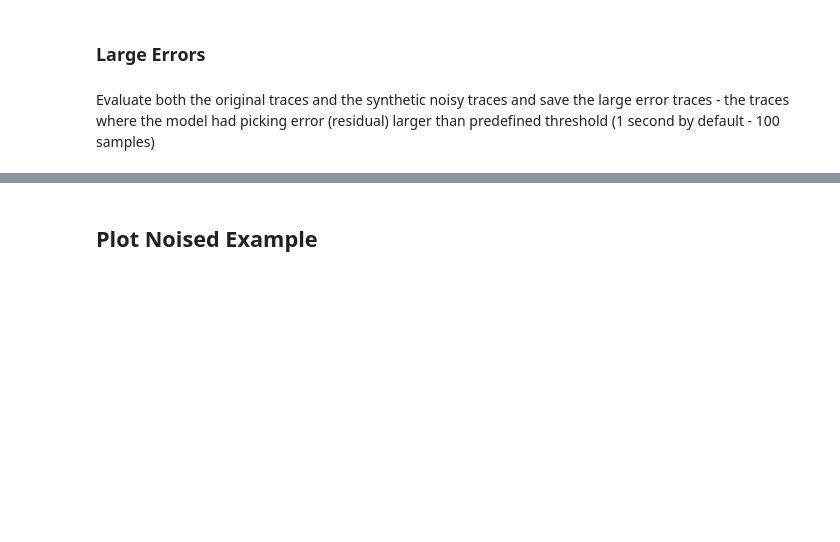
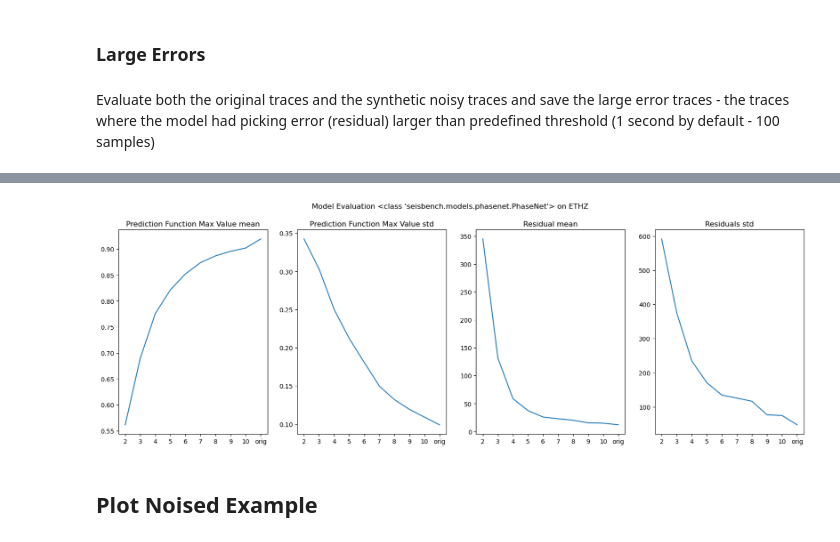
Before and after one commit to moshebeutel/summer_2022_Seismology, a Jupyter notebook: notebooks/model_evaluation.ipynb, the cells around one changed output, grey strips where cells are left out. Drawn from its saved outputs; the diff is of its cells as text; code cells hidden in the pictures; blank space fills up the shorter version.

```diff
--- a/notebooks/model_evaluation.ipynb
+++ b/notebooks/model_evaluation.ipynb
@@ -291,3 +340,34 @@ ax_trimmed.hlines(y=dataset_trimmed_len_original, xmin=2, xmax=10, linestyles='d
+# %%
+
+max_values_mean_list = [max_values.mean() for max_values in max_values_list] + [orig_max_values_mean]
+max_values_stds_list = [max_values.std() for max_values in max_values_list] + [orig_max_values_std]
+residuals_means_list = [residuals.mean() for residuals in residuals_list] + [orig_residuals_mean]
+residuals_stds_list = [residuals.std() for residuals in residuals_list] + [orig_residuals_std]
+# %%
+fig, axs = plt.subplots(1, 4, figsize=(20,6))
+plt.suptitle(f'Model Evaluation {str(SBM_CLASS)} on {str.upper(dataset_origin)}')
+# for i in range(4):
+x_value_list = list(range(2,11)) + ['orig']
+axs[0].set_title(f'Prediction Function Max Value mean')
+axs[0].plot(x_value_list, max_values_mean_list)
+axs[1].set_title(f'Prediction Function Max Value std')
+axs[1].plot(x_value_list, max_values_stds_list)
+axs[2].set_title(f'Residual mean')
+axs[2].plot(x_value_list, residuals_means_list)
+axs[3].set_title(f'Residuals std')
+axs[3].plot(x_value_list, residuals_stds_list)
+
+# axs[9,0].set_title(f'Original Dataset Prediction Function Max Values')
+# axs[9,0].scatter(range(orig_max_values.shape[0]), orig_max_values, s=1)
+# axs[9,1].set_title(f'Original Dataset Residuals')
+# axs[9,1].scatter(range(orig_residuals.shape[0]), orig_residuals, s=1)
+# axs[9,2].set_title(f'Original Dataset Prediction Function Max Values')
+# axs[9,2].scatter(range(orig_max_values.shape[0]), orig_max_values, s=1)
+# axs[9,3].set_title(f'Original Dataset Residuals')
+# axs[9,3].scatter(range(orig_residuals.shape[0]), orig_residuals, s=1)
+fig.subplots_adjust(wspace=0.2)
+# %% [output]
+[figure, added]
 # %% [markdown]
 ## Plot Noised Example
 # %% [markdown]
```
Also changed, not shown: parts of 24 cells of this notebook, 1 other file.
